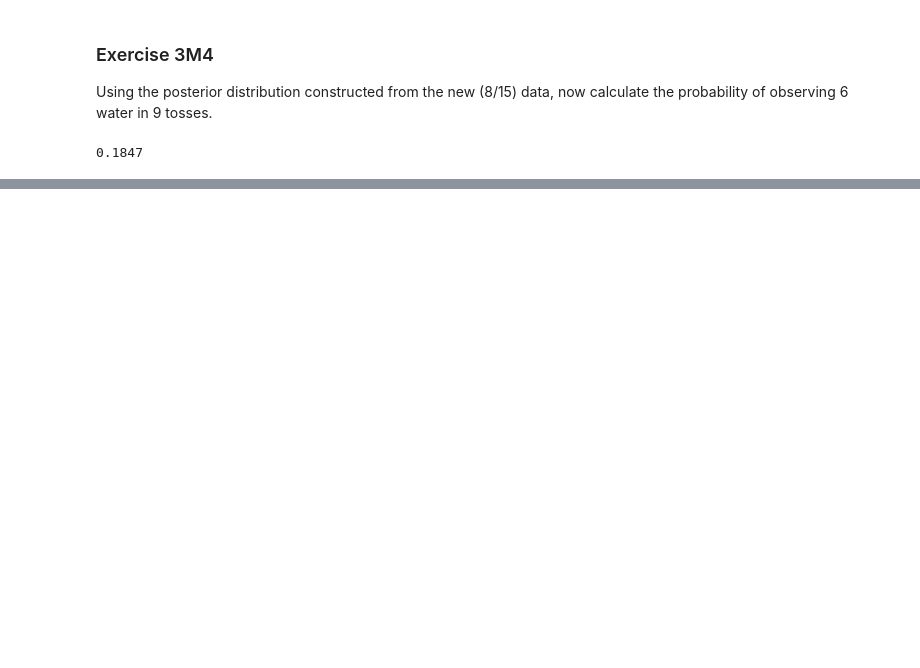
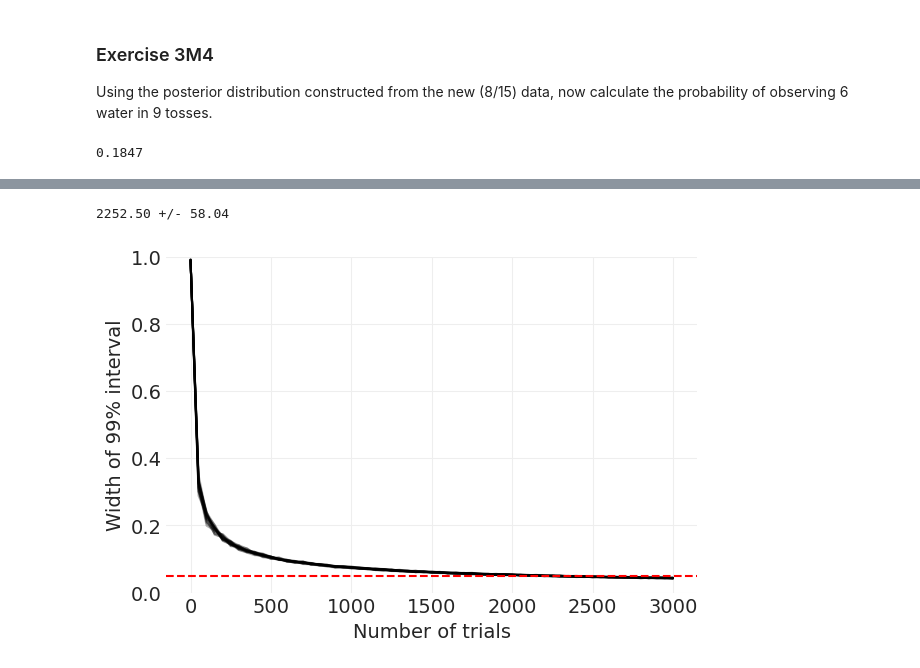
Before and after one commit to niksirbi/statistical-rethinking-2023, a Jupyter notebook: exercises/Lecture_02.ipynb, the cells around one changed output, grey strips where cells are left out. Saved outputs shown, nothing was run; the diff lists cells and outputs as text; code cells hidden in the pictures; blank space fills up the shorter version.

```diff
--- a/exercises/Lecture_02.ipynb
+++ b/exercises/Lecture_02.ipynb
@@ -211,0 +285,34 @@ print((ppd == 6).mean())
+# %%
+# Define the values of n_trials for which we want to calculate the width
+trials_grid = np.arange(0, 3001, 50)
+
+widths_per_exp = []
+min_trials_per_exp = []
+# Do the experiment 20 times (different random seeds each time)
+# and average the results
+for _ in range(20):
+    # Calculate the width of the interval for each number of trials
+    widths = np.array(
+        [calculate_interval_width(n_trials) for n_trials in trials_grid]
+    )
+    # Find the smallest number of trials that results in a width of 0.05
+    min_n_trials = trials_grid[np.nonzero(widths <= 0.05)].min()
+    widths_per_exp.append(widths)
+    min_trials_per_exp.append(min_n_trials)
+# %%
+# Calculate the mean and std (across 20 experiments)
+# of the number of trials to reach 0.05 width
+print(f"{np.mean(min_trials_per_exp):.2f} +/- {np.std(min_trials_per_exp):.2f}")
+# %% [output]
+2252.50 +/- 58.04
+# %%
+fig, ax = plt.subplots(figsize=(6, 4))
+for widths in widths_per_exp:
+    ax.plot(trials_grid, widths, color="black", alpha=0.3)
+
+ax.axhline(0.05, color="red", linestyle="--")
+ax.set_ylim(0, 1)
+ax.set_xlabel("Number of trials")
+ax.set_ylabel("Width of 99% interval");
+# %% [output]
+[figure, added]
```
Also changed, not shown: parts of 17 cells of this notebook.
